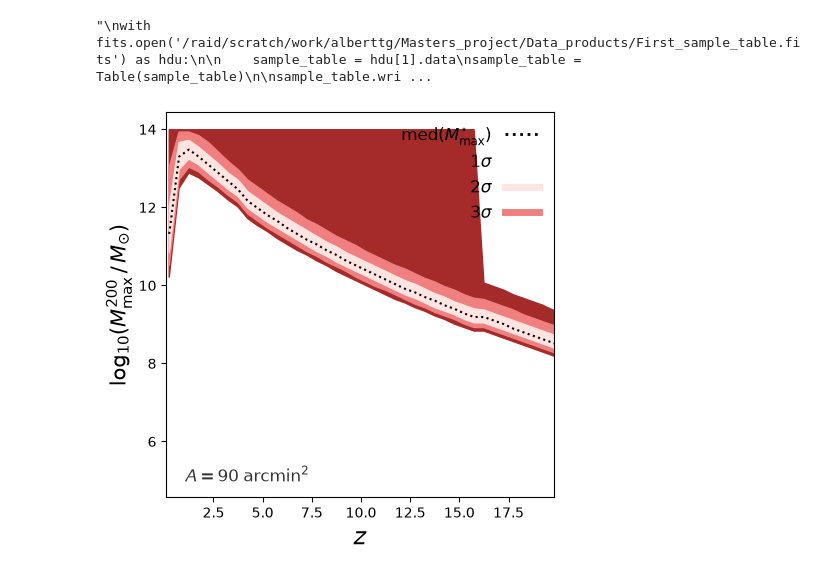
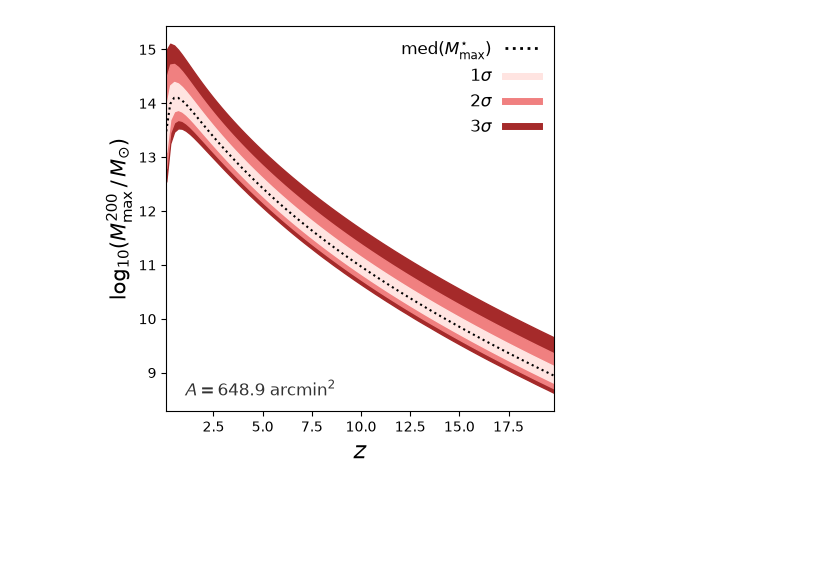
Before and after one commit to a-tg161/Masters_project, a Jupyter notebook: Python_code/Extreme_value_statistics_plot.ipynb, the cells around one changed output. Drawn from its saved outputs; the diff is of its cells as text; code cells hidden in the pictures; blank space fills up the shorter version.

Commit message:
Fixed EVS plot

```diff
--- a/Python_code/Extreme_value_statistics_plot.ipynb
+++ b/Python_code/Extreme_value_statistics_plot.ipynb
@@ -17,11 +20,13 @@ DATA_PRODUCTS_PATH = 'raid/scratch/work/alberttg/Masters_project/Data_products'
 # %%
-"""
+
 with fits.open('/raid/scratch/work/alberttg/Masters_project/Data_products/First_sample_table.fits') as hdu:
 
     sample_table = hdu[1].data
 sample_table = Table(sample_table)
 
-sample_table.write('sample_table.h5', format='hdf5', overwrite=True)
-"""
+log_mass_50 = sample_table["stellar_mass_50"].data
+# log_mass_16 = sample_table["stellar_mass_16"].data
+# log_mass_84 = sample_table["stellar_mass_84"].data
+# log_mass_upper_err = log_mass_84 - log_mass_50
+# log_mass_lower_err = log_mass_50 - log_mass_16
+redshift = sample_table["input_redshift"].data
-# %% [output]
-"\nwith fits.open('/raid/scratch/work/alberttg/Masters_project/Data_products/First_sample_table.fits') as hdu:\n\n    sample_table = hdu[1].data\nsample_table = Table(sample_table)\n\nsample_table.wri ...
@@ -28,5 +95,5 @@ sample_table.write('sample_table.h5', format='hdf5', overwrite=True)
 # %%
-with h5py.File('/raid/scratch/work/alberttg/Masters_project/Data_products/evs_pdf','r') as hf:
+with h5py.File('/raid/scratch/work/alberttg/Masters_project/Data_products/evs_lightcone_behroozi.h5','r') as hf:
     log10m = hf['log10m'][:]
     f = hf['f'][:]
     F = hf['F'][:]
@@ -35,41 +102,41 @@ with h5py.File('/raid/scratch/work/alberttg/Masters_project/Data_products/evs_pd
 
 
 whole_sky = (41252.96 * u.deg**2).to(u.arcmin**2)
-survey_area = 90 * u.arcmin**2
+survey_area = 648.9 * u.arcmin**2
 fsky = float(survey_area / whole_sky)
-phi_max = evs._apply_fsky(N, f, F, fsky)
+phi_max = evs.apply_fsky(N, f, F, fsky)
 # %%
 CI_mhalo = compute_conf_ints(phi_max, log10m)
 
 colors = ['brown','lightcoral','mistyrose']
 
 fig, ax = plt.subplots(1, 1, figsize=(5,5))
 
 ax.fill_between(z, CI_mhalo[:,0], CI_mhalo[:,6], alpha=1, color=colors[0])
 ax.fill_between(z, CI_mhalo[:,1], CI_mhalo[:,5], alpha=1, color=colors[1])
 ax.fill_between(z, CI_mhalo[:,2], CI_mhalo[:,4], alpha=1, color=colors[2])
 ax.plot(z, CI_mhalo[:,3], linestyle='dotted', c='black')
 
 ax.set_xlim(0.1, 19.8);
 ax.set_xlabel('$z$', size=17)
 ax.set_ylabel('$\mathrm{log_{10}}(M^{200}_{\mathrm{max}} \,/\, M_{\odot})$', size=15)
-ax.text(0.05, 0.04, '$A = 90 \; \mathrm{arcmin}^2$', size=12, color='black', alpha=0.8, transform = ax.transAxes)
+ax.text(0.05, 0.04, '$A = 648.9 \; \mathrm{arcmin}^2$', size=12, color='black', alpha=0.8, transform = ax.transAxes)
 
 line1 = plt.Line2D((0,1),(0,0), color=colors[0], linewidth=5)
 line2 = plt.Line2D((0,1),(0,0), color=colors[1], linewidth=5)
 line3 = plt.Line2D((0,1),(0,0), color=colors[2], linewidth=5)
 line4 = plt.Line2D((0,1),(0,0), color='black', linestyle='dotted', linewidth=2)
-line_dummy = plt.Line2D((0,1),(0,0), color='white')
-leg = ax.legend(handles=[line4,line_dummy,line3,line2,line1],
+#line_dummy = plt.Line2D((0,1),(0,0), color='white')
+leg = ax.legend(handles=[line4,line3,line2,line1],
            labels=['$\mathrm{med}(M^{\star}_{\mathrm{max}})$',
                '$1\sigma$', '$2\sigma$', '$3\sigma$'],
                 frameon=False, loc='upper right', fontsize=12, ncol=1)
 
 vp = leg._legend_box._children[-1]._children[0]
 for c in vp._children: c._children.reverse()
 vp.align="right"
 # %% [output]
-[figure, old version]
+[figure, new version]
 # %%
 f_b = 0.16
 CI_baryon = np.log10(10**CI_mhalo * f_b)
```
Also changed, not shown: parts of 3 cells of this notebook, 6 other files.
